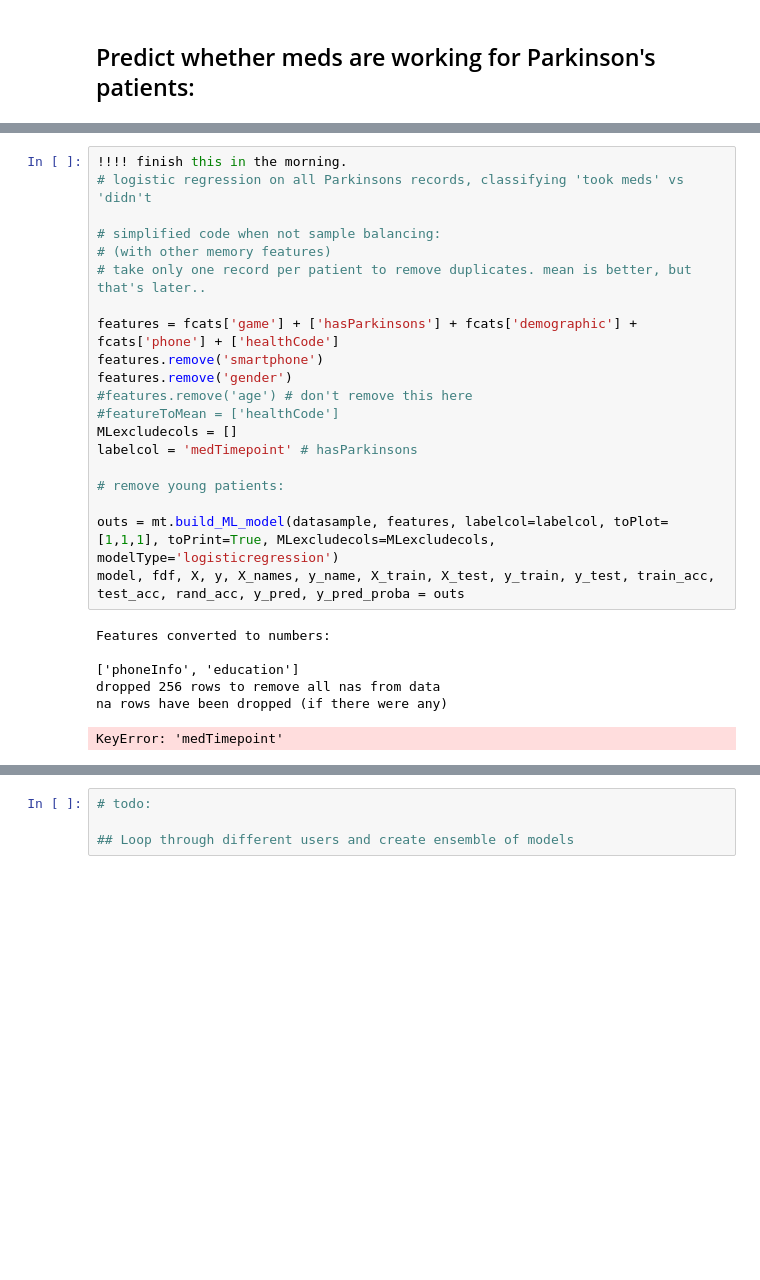
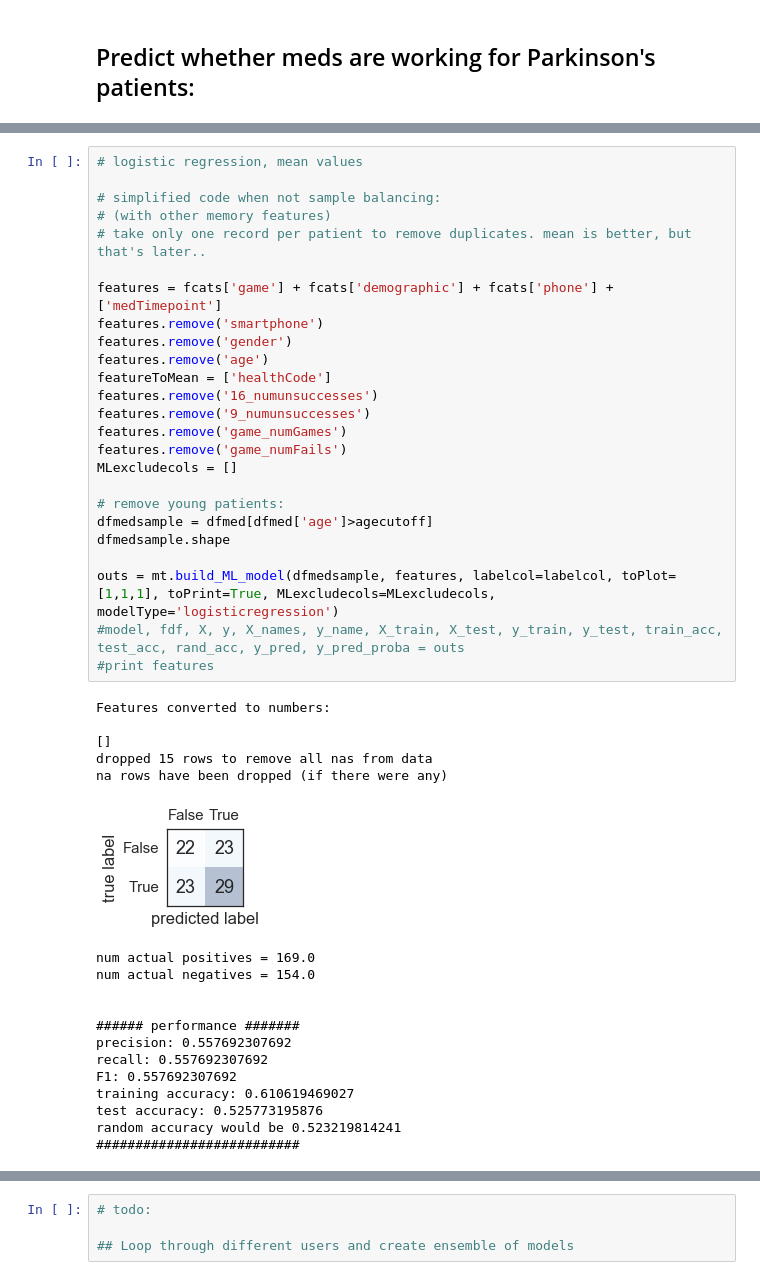
Before and after one commit to mattoby/mpower_memory, a Jupyter notebook: Memory_troubleshooting_ML.ipynb, the cells around one changed output, grey strips where cells are left out. Saved outputs shown, nothing was run; the diff lists cells and outputs as text; blank space fills up the shorter version.

Commit message:
Got the prediction of whether someone took their meds running. didn't work, so i'm now going to do it on a person-by-person basis

```diff
--- a/Memory_troubleshooting_ML.ipynb
+++ b/Memory_troubleshooting_ML.ipynb
@@ -1254,27 +1293,44 @@ df_P.head(2)
 # %%
-!!!! finish this in the morning.
-# logistic regression on all Parkinsons records, classifying 'took meds' vs 'didn't
+# logistic regression, mean values
 
 # simplified code when not sample balancing:
 # (with other memory features)
 # take only one record per patient to remove duplicates. mean is better, but that's later..
 
-features = fcats['game'] + ['hasParkinsons'] + fcats['demographic'] + fcats['phone'] + ['healthCode']
+features = fcats['game'] + fcats['demographic'] + fcats['phone'] + ['medTimepoint']
 features.remove('smartphone')
 features.remove('gender')
-#features.remove('age') # don't remove this here
-#featureToMean = ['healthCode']
+features.remove('age')
+featureToMean = ['healthCode']
+features.remove('16_numunsuccesses')
+features.remove('9_numunsuccesses')
+features.remove('game_numGames')
+features.remove('game_numFails')
 MLexcludecols = []
-labelcol = 'medTimepoint' # hasParkinsons
 
 # remove young patients:
+dfmedsample = dfmed[dfmed['age']>agecutoff]
+dfmedsample.shape
 
-outs = mt.build_ML_model(datasample, features, labelcol=labelcol, toPlot=[1,1,1], toPrint=True, MLexcludecols=MLexcludecols, modelType='logisticregression')
-model, fdf, X, y, X_names, y_name, X_train, X_test, y_train, y_test, train_acc, test_acc, rand_acc, y_pred, y_pred_proba = outs
+outs = mt.build_ML_model(dfmedsample, features, labelcol=labelcol, toPlot=[1,1,1], toPrint=True, MLexcludecols=MLexcludecols, modelType='logisticregression')
+#model, fdf, X, y, X_names, y_name, X_train, X_test, y_train, y_test, train_acc, test_acc, rand_acc, y_pred, y_pred_proba = outs
+#print features
 # %% [output]
 Features converted to numbers:
 
-['phoneInfo', 'education']
-dropped 256 rows to remove all nas from data
+[]
+dropped 15 rows to remove all nas from data
 na rows have been dropped (if there were any)
+[figure, added]
-KeyError: 'medTimepoint'
+num actual positives = 169.0
+num actual negatives = 154.0
+
+
+###### performance #######
+precision: 0.557692307692
+recall: 0.557692307692
+F1: 0.557692307692
+training accuracy: 0.610619469027
+test accuracy: 0.525773195876
+random accuracy would be 0.523219814241
+##########################
```
Also changed, not shown: parts of 8 cells of this notebook, 1 other file.
